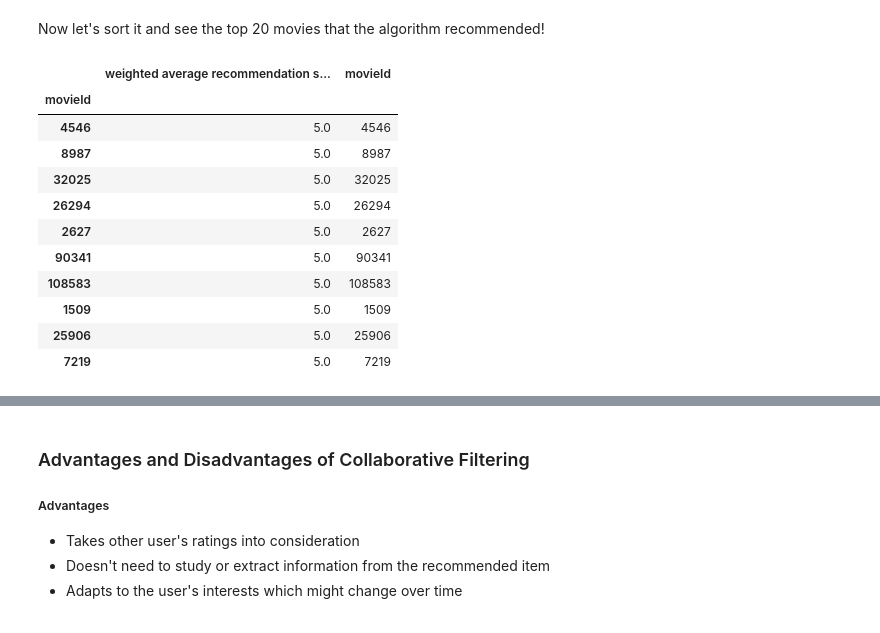
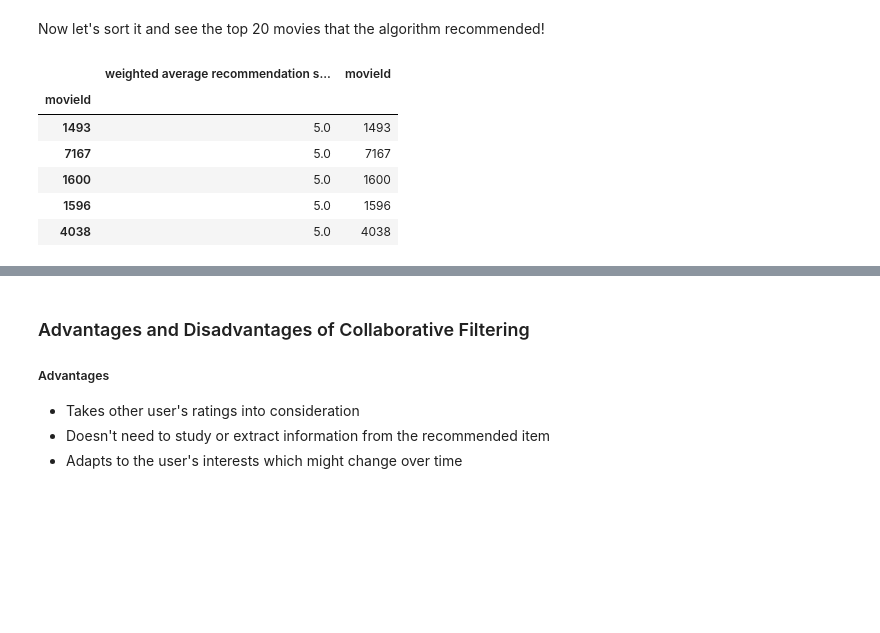
Before and after one commit to leodrivera/Leo_Notebooks, a Jupyter notebook: Semana9/Collaborative_aula(K_Means).ipynb, the cells around one changed output, grey strips where cells are left out. Saved outputs shown, nothing was run; the diff lists cells and outputs as text; code cells hidden in the pictures; blank space fills up the shorter version.

```diff
--- a/Semana9/Collaborative_aula(K_Means).ipynb
+++ b/Semana9/Collaborative_aula(K_Means).ipynb
@@ -291,0 +381,5 @@ userSubsetGroup[0:5]
+# %%
+dist_ = np.min(X_dist,axis=1)
+dist_
+idx_similarity = 1/dist_
+idx_similarity
@@ -291,0 +389,6 @@ userSubsetGroup[0:5]
+# %%
+df_user = pd.DataFrame()
+df_user['similarityIndex'] = idx_similarity
+df_user['userId'] = df['userId']
+df_user['clusterLabels'] = y_labels
+df_user.head()
@@ -291,0 +402,3 @@ userSubsetGroup[0:5]
+# %%
+df_user = df_user[df_user['clusterLabels']==x_output[0]]
+df_user = df_user.drop('clusterLabels',axis=1)
@@ -296,5 +418,5 @@ Now let's get the top 50 users that are most similar to the input.
 # %%
-topUsers=personDF.sort_values(by='similarityIndex', ascending=False)[0:50]
+topUsers=df_user.sort_values(by='similarityIndex', ascending=False)[0:100]
 topUsers.head()
 # %% [output]
 |  | similarityIndex | userId |
@@ -368,18 +490,13 @@ recommendation_df.head()
 Now let's sort it and see the top 20 movies that the algorithm recommended!
 # %%
 recommendation_df = recommendation_df.sort_values(by='weighted average recommendation score', ascending=False)
-recommendation_df.head(10)
+recommendation_df.head()
 # %% [output]
 |  | weighted average recommendation s... | movieId |
 | movieId |  |  |
-| 4546 | 5.0 | 4546 |
-| 8987 | 5.0 | 8987 |
-| 32025 | 5.0 | 32025 |
-| 26294 | 5.0 | 26294 |
-| 2627 | 5.0 | 2627 |
-| 90341 | 5.0 | 90341 |
-| 108583 | 5.0 | 108583 |
-| 1509 | 5.0 | 1509 |
-| 25906 | 5.0 | 25906 |
-| 7219 | 5.0 | 7219 |
+| 1493 | 5.0 | 1493 |
+| 7167 | 5.0 | 7167 |
+| 1600 | 5.0 | 1600 |
+| 1596 | 5.0 | 1596 |
+| 4038 | 5.0 | 4038 |
 # %%
```
Also changed, not shown: parts of 23 cells of this notebook.
